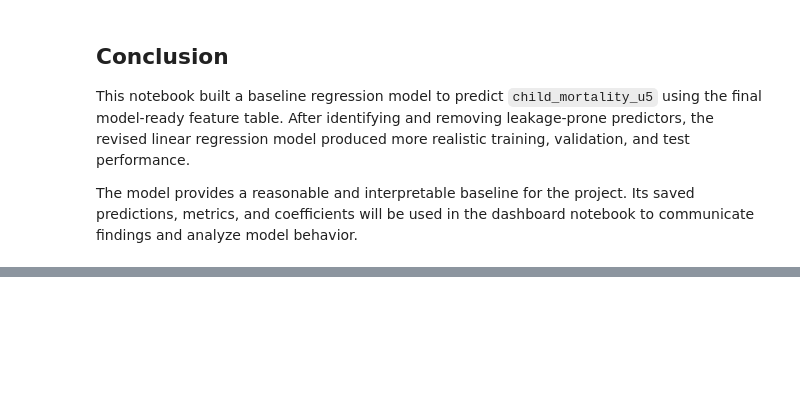
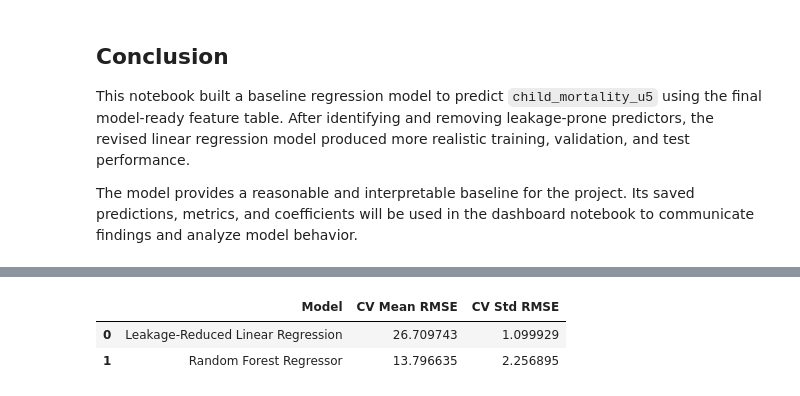
Before and after one commit to KhyathiVardhanR/Assessing-the-Civilian-Impact-of-International-Sanctions-on-Economic-and-Social-Well-Being, a Jupyter notebook: Notebook/data_modeling.ipynb, the cells around one changed output, grey strips where cells are left out. Saved outputs shown, nothing was run; the diff lists cells and outputs as text; code cells hidden in the pictures; blank space fills up the shorter version.

```diff
--- a/Notebook/data_modeling.ipynb
+++ b/Notebook/data_modeling.ipynb
@@ -569,0 +774,36 @@ The model provides a reasonable and interpretable baseline for the project. Its
+# %%
+from sklearn.model_selection import KFold, cross_val_score
+
+cv = KFold(n_splits=5, shuffle=True, random_state=42)
+
+# Linear Regression CV
+lr_cv_rmse = -cross_val_score(
+    baseline_model_clean,
+    X_train_clean,
+    y_train,
+    cv=cv,
+    scoring="neg_root_mean_squared_error",
+    n_jobs=-1
+)
+
+# Random Forest CV
+rf_cv_rmse = -cross_val_score(
+    rf_model,
+    X_train_clean,
+    y_train,
+    cv=cv,
+    scoring="neg_root_mean_squared_error",
+    n_jobs=-1
+)
+
+cv_results_df = pd.DataFrame({
+    "Model": ["Leakage-Reduced Linear Regression", "Random Forest Regressor"],
+    "CV Mean RMSE": [lr_cv_rmse.mean(), rf_cv_rmse.mean()],
+    "CV Std RMSE": [lr_cv_rmse.std(), rf_cv_rmse.std()]
+})
+
+cv_results_df
+# %% [output]
+|  | Model | CV Mean RMSE | CV Std RMSE |
+| 0 | Leakage-Reduced Linear Regression | 26.709743 | 1.099929 |
+| 1 | Random Forest Regressor | 13.796635 | 2.256895 |
```
Also changed, not shown: parts of 20 cells of this notebook, 3 other files.
